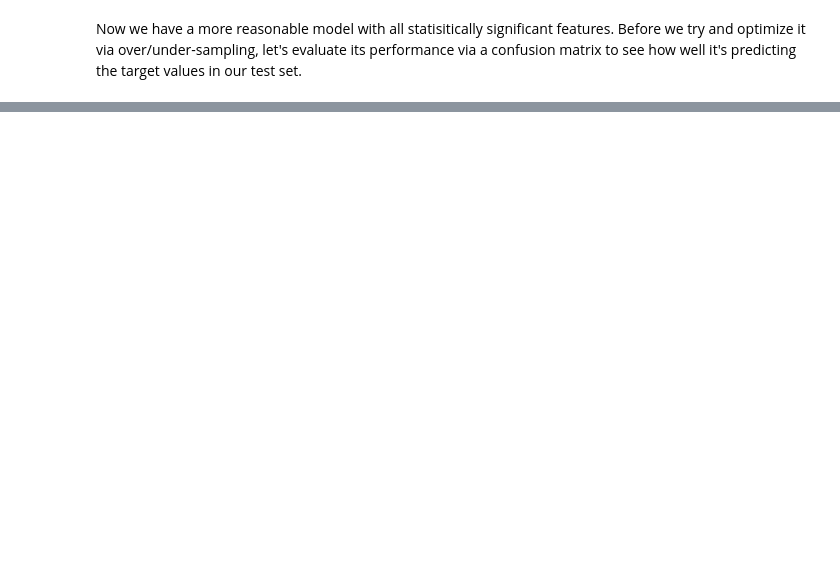
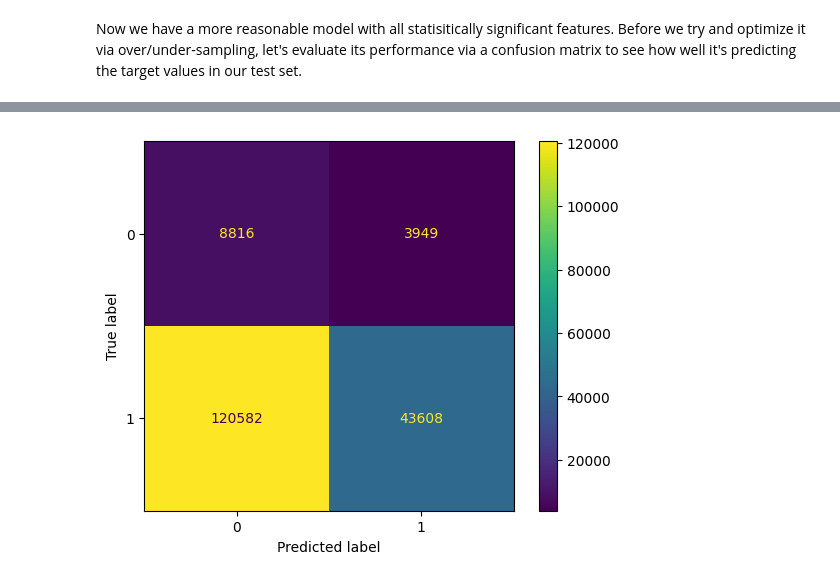
Before and after one commit to joeldmott/chicago_auto_accidents_project, a Jupyter notebook: project_notebook.ipynb, the cells around one changed output, grey strips where cells are left out. Saved outputs shown, nothing was run; the diff lists cells and outputs as text; code cells hidden in the pictures; blank space fills up the shorter version.

```diff
--- a/project_notebook.ipynb
+++ b/project_notebook.ipynb
@@ -898,9 +903,9 @@ X_test_numeric_stnd = pd.DataFrame(X_test_numeric_stnd,
 X_test_trimmed_and_stnd_for_Logit = pd.concat([X_test_numeric_stnd, X_test_categorical_ohe], axis=1)
 
 #dropping the columns we dropped from the training data
-X_test_trimmed_and_stnd_for_Logit.drop([preliminary_columns_to_drop], axis=1, inplace=True)
-X_test_trimmed_and_stnd_for_Logit.drop([preliminary_columns_to_drop_for_statsmodels], axis=1, inplace=True)
-X_test_trimmed_and_stnd_for_Logit.drop([insignificant_columns_to_drop], axis=1, inplace=True)
+X_test_trimmed_and_stnd_for_Logit.drop(preliminary_columns_to_drop, axis=1, inplace=True)
+X_test_trimmed_and_stnd_for_Logit.drop(preliminary_columns_to_drop_for_statsmodels, axis=1, inplace=True)
+X_test_trimmed_and_stnd_for_Logit.drop(insignificant_columns_to_drop, axis=1, inplace=True)
 
 X_test_trimmed_and_stnd_for_Logit.info()
 # %% [output]
@@ -907,0 +945,5 @@ KeyError: "[('PERSON_TYPE_DRIVER', 'TRAVEL_DIRECTION_NW', 'TRAVEL_DIRECTION_NE',
+# %%
+X_test_trimmed_and_stnd_for_Logit['CONST'] = 1
+#X_test_trimmed_and_stnd_for_Logit = X_test_trimmed_and_stnd_for_Logit.insert(0, 'CONST', 1)
+#cols.insert(0, cols.pop(cols.index('Mid')))
+X_test_trimmed_and_stnd_for_Logit.info()
@@ -907,0 +968,9 @@ KeyError: "[('PERSON_TYPE_DRIVER', 'TRAVEL_DIRECTION_NW', 'TRAVEL_DIRECTION_NE',
+# %%
+#making our y_test predictions
+y_pred_test = round(statistically_significant_Logit.predict(X_test_trimmed_and_stnd_for_Logit), 0)
+
+#confusion matrix
+from sklearn.metrics import ConfusionMatrixDisplay
+ConfusionMatrixDisplay.from_predictions(y_test, y_pred_test);
+# %% [output]
+[figure, added]
```
Also changed, not shown: parts of 19 cells of this notebook.
